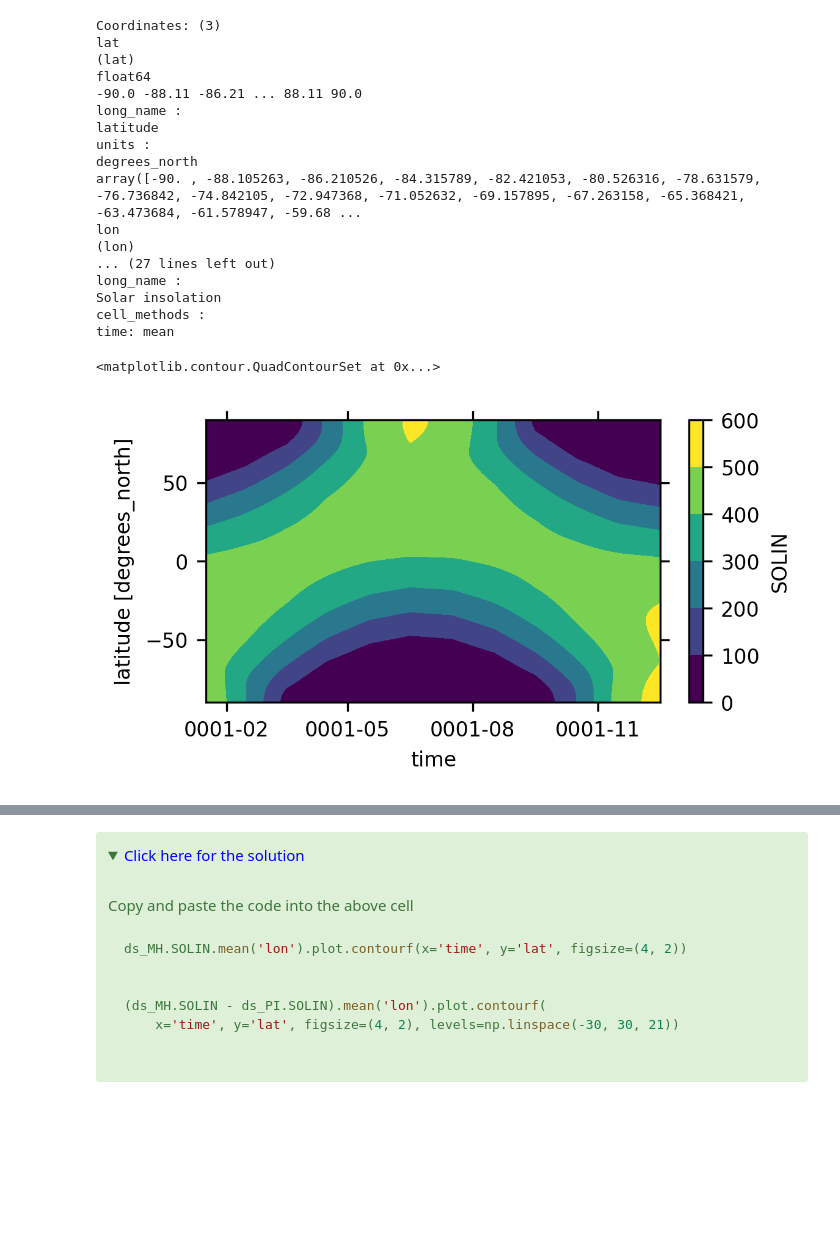
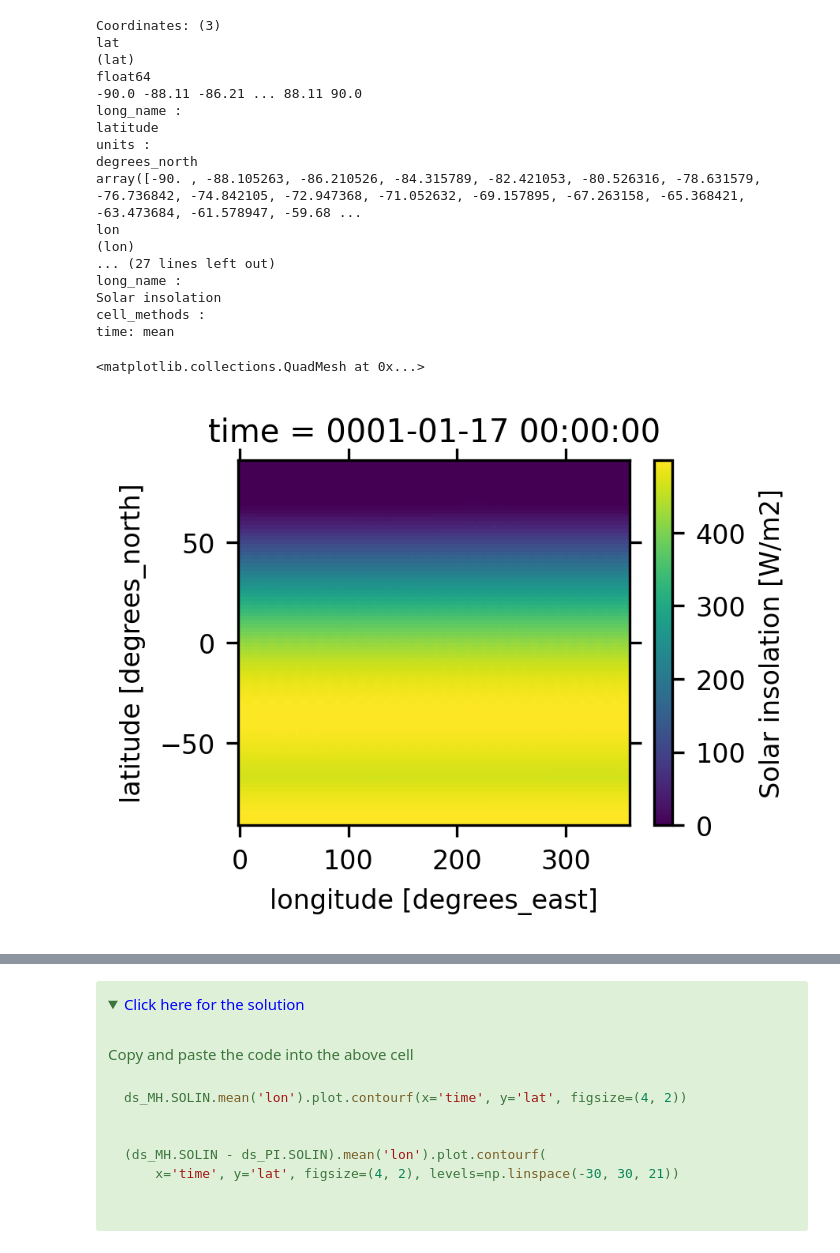
Before and after one commit to jiang-zhu/paleocamp, a Jupyter notebook: _build/jupyter_execute/3_analyze_CESM_output.ipynb, the cells around one changed output, grey strips where cells are left out. Drawn from its saved outputs; the diff is of its cells as text; code cells hidden in the pictures; folded sections open; blank space fills up the shorter version.

```diff
--- a/_build/jupyter_execute/3_analyze_CESM_output.ipynb
+++ b/_build/jupyter_execute/3_analyze_CESM_output.ipynb
@@ -172,9 +203,8 @@ long_name :
 Solar insolation
 cell_methods :
 time: mean
-# %%
-# Compute zonal mean and make plot of piControl
-ds_PI.SOLIN.mean('lon').plot.contourf(x='time', y='lat', figsize=(4, 2))
-# %% [output]
-<matplotlib.contour.QuadContourSet at 0x...>
-[figure, removed]
+# %%
+ds_PI.SOLIN.isel(time=0).plot(size=2)
+# %% [output]
+<matplotlib.collections.QuadMesh at 0x...>
+[figure, added]
```
Also changed, not shown: parts of 22 cells of this notebook, 16 other files.
